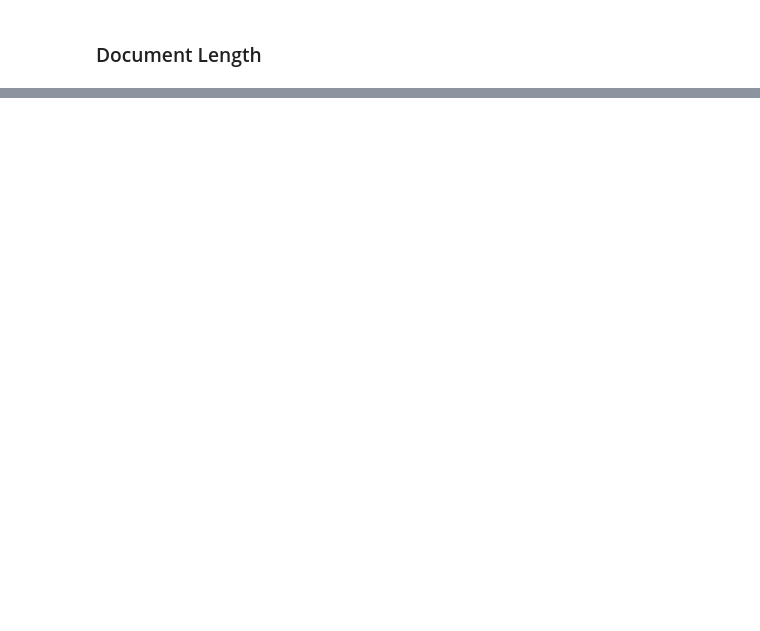
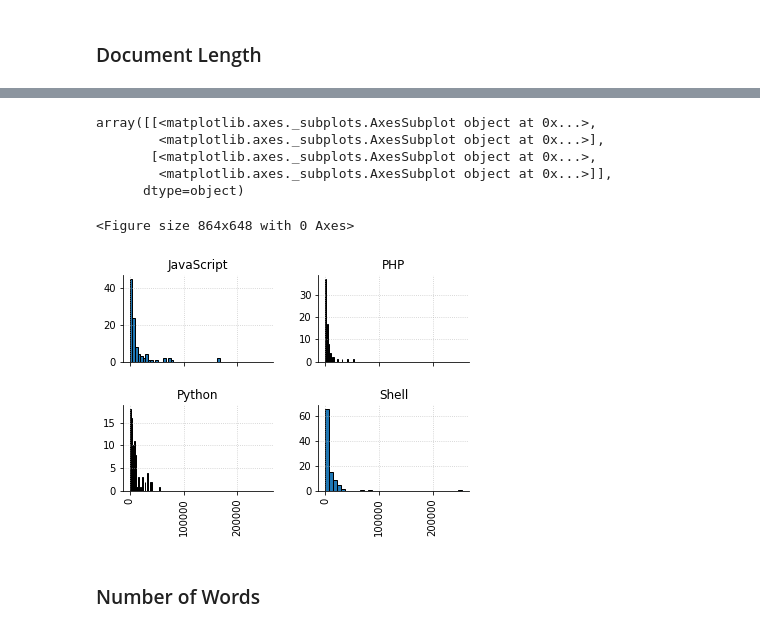
Before and after one commit to cera-amici/github-readme-nlp, a Jupyter notebook: github_readme_nlp.ipynb, the cells around one changed output, grey strips where cells are left out. Drawn from its saved outputs; the diff is of its cells as text; code cells hidden in the pictures; blank space fills up the shorter version.

```diff
--- a/github_readme_nlp.ipynb
+++ b/github_readme_nlp.ipynb
@@ -309,0 +303,15 @@ df.cleaned[74]
+# %%
+plt.figure(figsize=(12, 9))
+lemmas_df.hist("length", by="language", sharex=True, layout=(2, 2), bins=35)
+
+# Make chart larger
+# %% [output]
+array([[<matplotlib.axes._subplots.AxesSubplot object at 0x...>,
+        <matplotlib.axes._subplots.AxesSubplot object at 0x...>],
+       [<matplotlib.axes._subplots.AxesSubplot object at 0x...>,
+        <matplotlib.axes._subplots.AxesSubplot object at 0x...>]],
+      dtype=object)
+<Figure size 864x648 with 0 Axes>
+[figure, added]
+# %% [markdown]
+### Number of Words
```
Also changed, not shown: parts of 20 cells of this notebook.
